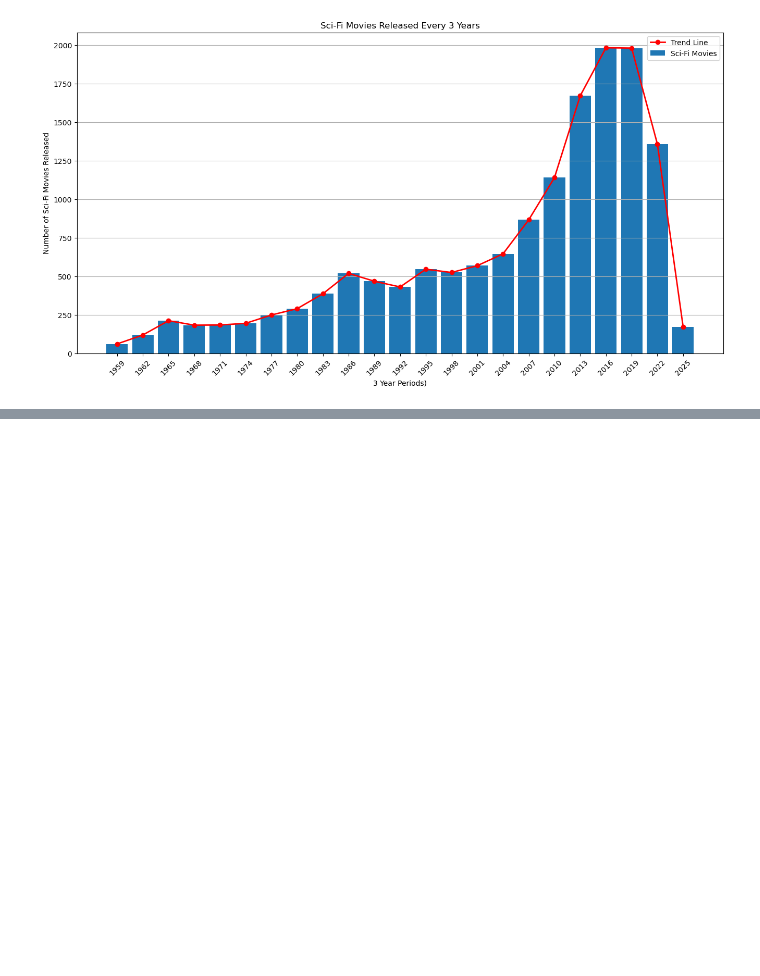
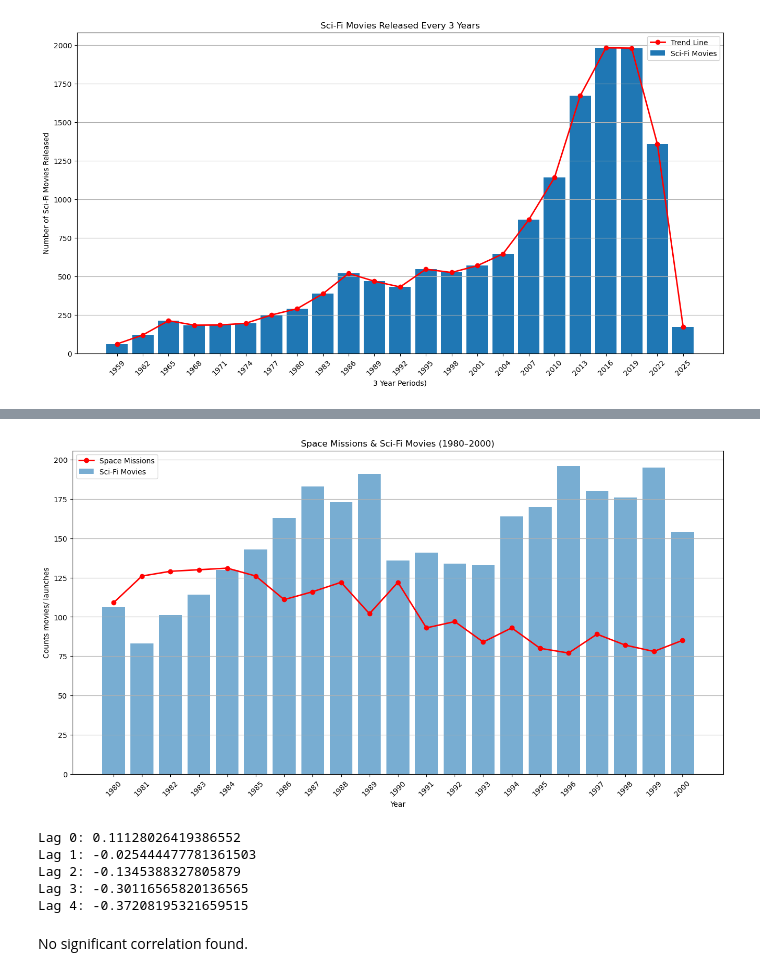
Before and after one commit to kalmlaz/Data-Science-Project, a Jupyter notebook: Datasets Analysis.ipynb, the cells around one changed output, grey strips where cells are left out. Saved outputs shown, nothing was run; the diff lists cells and outputs as text; code cells hidden in the pictures; blank space fills up the shorter version.

```diff
--- a/Datasets Analysis.ipynb
+++ b/Datasets Analysis.ipynb
@@ -169,0 +265,53 @@ plt.show()
+# %%
+#Plotting the visual (80s-00s)
+plt.figure(figsize=(16,8))
+
+#Plotting the bar and line charts
+plt.bar(sci_fi_80_00_year.index, sci_fi_80_00_year.values, width=0.8, alpha=0.6, label="Sci‑Fi Movies")
+plt.plot(missions_80_00_year.index, missions_80_00_year.values, color="red", marker="o", linewidth=2, label="Space Missions")
+
+#Populating the visual
+plt.title("Space Missions & Sci‑Fi Movies (1980–2000)")
+
+plt.xlabel("Year")
+plt.ylabel("Counts movies/ launches")
+
+plt.xticks(sci_fi_80_00_year.index, rotation=45)
+plt.grid(axis="y")
+plt.legend()
+
+plt.show()
+# %% [output]
+[figure, added]
+# %%
+#Converting to datetime values as earlier iterations of the code kept giving me an error message
+space_missions["year"] = pd.to_datetime(space_missions["date"], dayfirst=True).dt.year
+movies["year"] = pd.to_datetime(sci_fi["release_date"]).dt.year
+
+#Shifting the scifi movie values (creating lag series)
+sci_fi_lag1 = sci_fi_year.shift(-1)
+sci_fi_lag2 = sci_fi_year.shift(-2)
+sci_fi_lag3 = sci_fi_year.shift(-3)
+sci_fi_lag4 = sci_fi_year.shift(-4)
+
+#Calculating the correlation for each lag
+corr_0 = missions_year.corr(sci_fi_year)
+corr_1 = missions_year.corr(sci_fi_lag1)
+corr_2 = missions_year.corr(sci_fi_lag2)
+corr_3 = missions_year.corr(sci_fi_lag3)
+corr_4 = missions_year.corr(sci_fi_lag4)
+
+#Print results
+print("Lag 0:", corr_0)
+print("Lag 1:", corr_1)
+print("Lag 2:", corr_2)
+print("Lag 3:", corr_3)
+print("Lag 4:", corr_4)
+# %% [output]
+Lag 0: 0.11128026419386552
+Lag 1: -0.025444477781361503
+Lag 2: -0.1345388327805879
+Lag 3: -0.30116565820136565
+Lag 4: -0.37208195321659515
+# %% [markdown]
+No significant correlation found.
```
Also changed, not shown: parts of 12 cells of this notebook.
